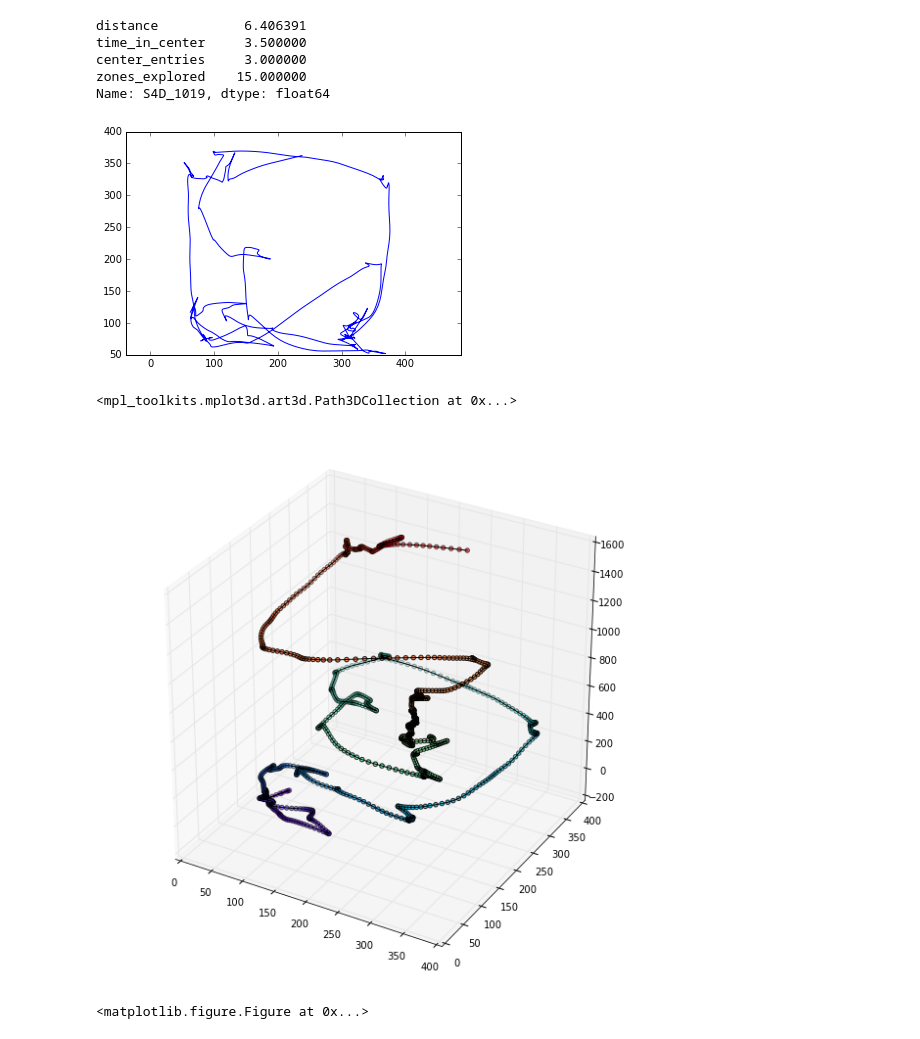
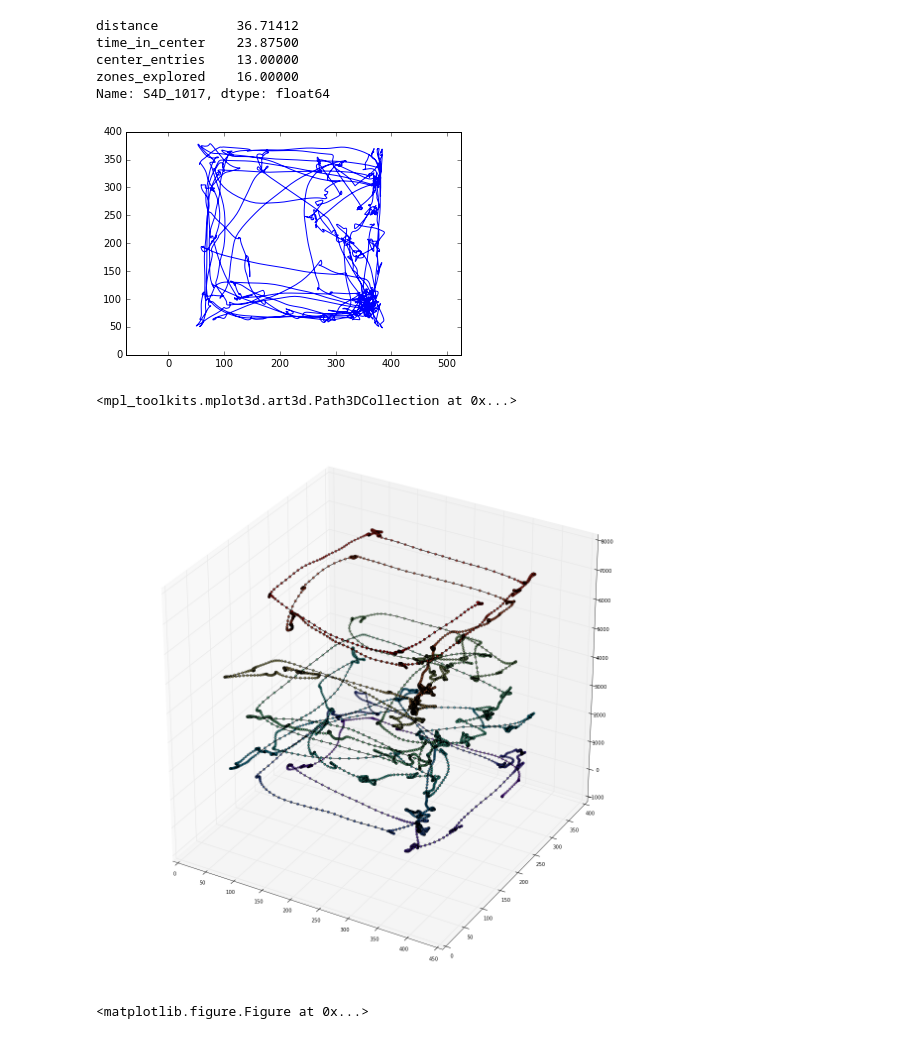
Before and after one commit to AckerDWM/mouse_tracks, a Jupyter notebook: tracking.ipynb, the cells around one changed output. Saved outputs shown, nothing was run; the diff lists cells and outputs as text; code cells hidden in the pictures.

Commit message:
test on real experiment

```diff
--- a/tracking.ipynb
+++ b/tracking.ipynb
@@ -12,56 +12,56 @@ reload(tracking)
 # %%
 # analysis parameters
-ID = "S4D_1019"
-path = "../video_converted/1019_field.avi"
-start_frame = 311
-duration = 60
-x = 449 # upper left x position (px)
-y = 173 # upper left y position (px)
-w = 364 # size of box floor (px)
+ID = "S4D_1017"
+path = "/Users/danielacker/Google Drive/Experiments/Behavior_after_S4D_infusion/Converted_video/1017_field.avi"
+start_frame = 134
+duration = 300
+x = 425 # upper left x position (px)
+y = 158 # upper left y position (px)
+w = 365 # size of box floor (px)
 
 # perform tracking
 result = tracking.track(path, start_frame, duration, x, y, w)
 output_path = "../raw_tracking_data/" + str(ID) + "_xy.csv"
 tracking.save_tracking_output(result, path=output_path)
 
 # total distance travelled
 distance = tracking.total_distance(result, w)
 
 # center exploration
 in_center = tracking.when_in_center(result, w)
 t_in = tracking.time_in_center(in_center)
 entries = tracking.center_entries(in_center)
 
 # overall exploration
 zone_count, _ = tracking.zones_explored(result, w)
 
 # extracted info dataframe
 new_row = [distance, t_in, entries, zone_count]
 df = pd.read_csv("../extracted_tracking_data.csv", index_col="experiment_ID")
 df.loc[ID] = new_row
 df.to_csv("../extracted_tracking_data.csv")
 print df.loc[ID]
 
 # plot tracking for visual confirmation
 plt.plot(result[:,1], result[:,0])
 plt.axes().set_aspect('equal', 'datalim')
 # %% [output]
-distance           6.406391
-time_in_center     3.500000
-center_entries     3.000000
-zones_explored    15.000000
-Name: S4D_1019, dtype: float64
+distance          36.71412
+time_in_center    23.87500
+center_entries    13.00000
+zones_explored    16.00000
+Name: S4D_1017, dtype: float64
-[figure, old version]
+[figure, new version]
 # %%
 # 3d plot
-plt.figure(figsize=(10,10))
+plt.figure(figsize=(20,20))
 ax = plt.subplot(111, projection='3d')
 t = np.arange(len(result[:,1]))
 Axes3D.plot(ax, xs=result[:,1], ys=result[:,0], zs=t, c="k")
 Axes3D.scatter(ax, xs=result[:,1], ys=result[:,0], zs=t, c=t, cmap="rainbow")
 # %% [output]
 <mpl_toolkits.mplot3d.art3d.Path3DCollection at 0x...>
-[figure, old version]
+[figure, new version]
 # %%
 import cv2
 
```
Also changed, not shown: parts of 1 cell of this notebook, 5 other files.
